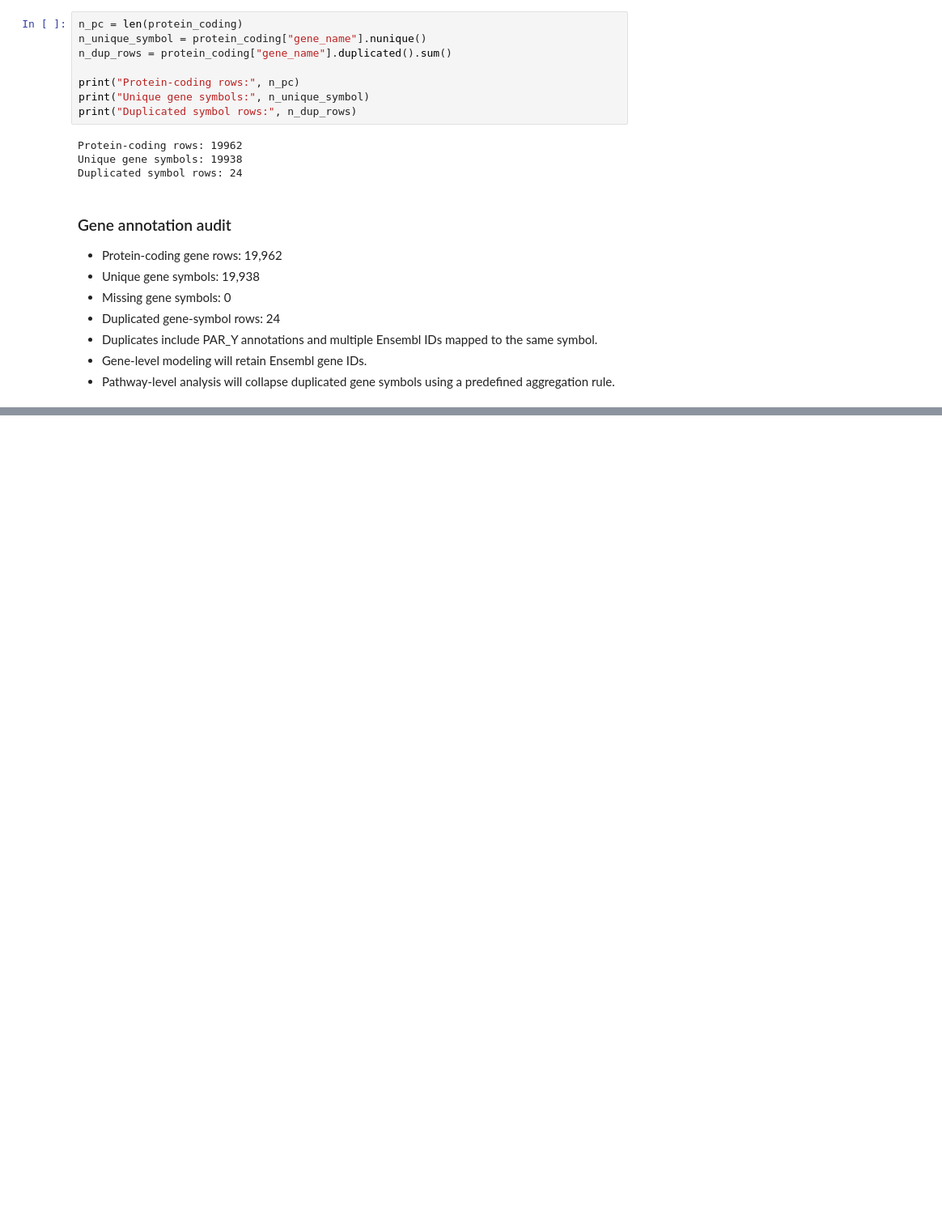
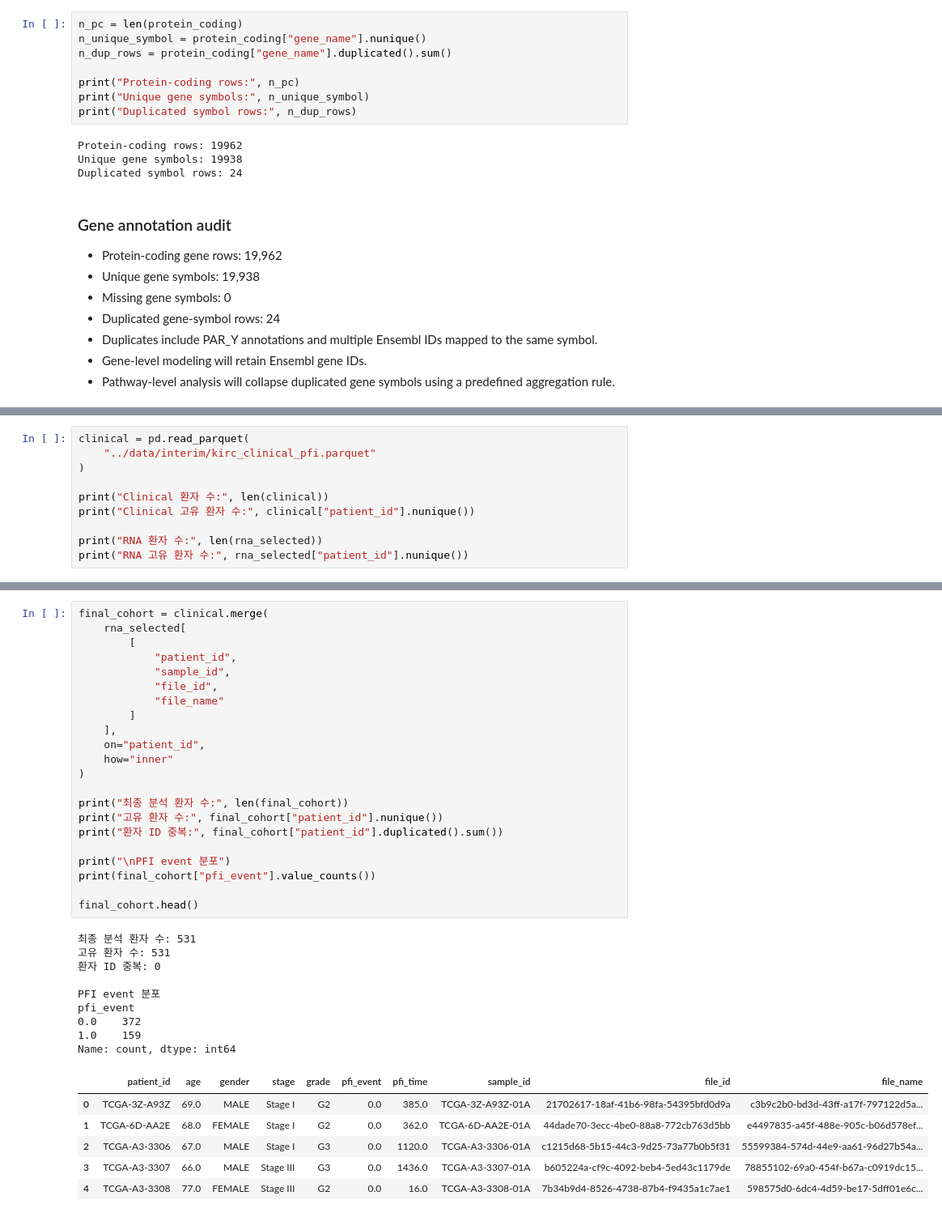
Before and after one commit to chaeiiii/kirc-genomic-prognosis, a Jupyter notebook: notebooks/01_rna_data_audit.ipynb, the cells around one changed output, grey strips where cells are left out. Shown at 81% size. Cells and saved outputs as stored; diff of their text form; blank space fills up the shorter version.

```diff
--- a/notebooks/01_rna_data_audit.ipynb
+++ b/notebooks/01_rna_data_audit.ipynb
@@ -191,0 +520,10 @@ Duplicated symbol rows: 24
+# %%
+clinical = pd.read_parquet(
+    "../data/interim/kirc_clinical_pfi.parquet"
+)
+
+print("Clinical 환자 수:", len(clinical))
+print("Clinical 고유 환자 수:", clinical["patient_id"].nunique())
+
+print("RNA 환자 수:", len(rna_selected))
+print("RNA 고유 환자 수:", rna_selected["patient_id"].nunique())
@@ -191,0 +590,38 @@ Duplicated symbol rows: 24
+# %%
+final_cohort = clinical.merge(
+    rna_selected[
+        [
+            "patient_id",
+            "sample_id",
+            "file_id",
+            "file_name"
+        ]
+    ],
+    on="patient_id",
+    how="inner"
+)
+
+print("최종 분석 환자 수:", len(final_cohort))
+print("고유 환자 수:", final_cohort["patient_id"].nunique())
+print("환자 ID 중복:", final_cohort["patient_id"].duplicated().sum())
+
+print("\nPFI event 분포")
+print(final_cohort["pfi_event"].value_counts())
+
+final_cohort.head()
+# %% [output]
+최종 분석 환자 수: 531
+고유 환자 수: 531
+환자 ID 중복: 0
+
+PFI event 분포
+pfi_event
+0.0    372
+1.0    159
+Name: count, dtype: int64
+|  | patient_id | age | gender | stage | grade | pfi_event | pfi_time | sample_id | file_id | file_name |
+| 0 | TCGA-3Z-A93Z | 69.0 | MALE | Stage I | G2 | 0.0 | 385.0 | TCGA-3Z-A93Z-01A | 21702617-18af-41b6-98fa-54395bfd0d9a | c3b9c2b0-bd3d-43ff-a17f-797122d5a... |
+| 1 | TCGA-6D-AA2E | 68.0 | FEMALE | Stage I | G2 | 0.0 | 362.0 | TCGA-6D-AA2E-01A | 44dade70-3ecc-4be0-88a8-772cb763d5bb | e4497835-a45f-488e-905c-b06d578ef... |
+| 2 | TCGA-A3-3306 | 67.0 | MALE | Stage I | G3 | 0.0 | 1120.0 | TCGA-A3-3306-01A | c1215d68-5b15-44c3-9d25-73a77b0b5f31 | 55599384-574d-44e9-aa61-96d27b54a... |
+| 3 | TCGA-A3-3307 | 66.0 | MALE | Stage III | G3 | 0.0 | 1436.0 | TCGA-A3-3307-01A | b605224a-cf9c-4092-beb4-5ed43c1179de | 78855102-69a0-454f-b67a-c0919dc15... |
+| 4 | TCGA-A3-3308 | 77.0 | FEMALE | Stage III | G2 | 0.0 | 16.0 | TCGA-A3-3308-01A | 7b34b9d4-8526-4738-87b4-f9435a1c7ae1 | 598575d0-6dc4-4d59-be17-5dff01e6c... |
```
Also changed, not shown: parts of 17 cells of this notebook.
